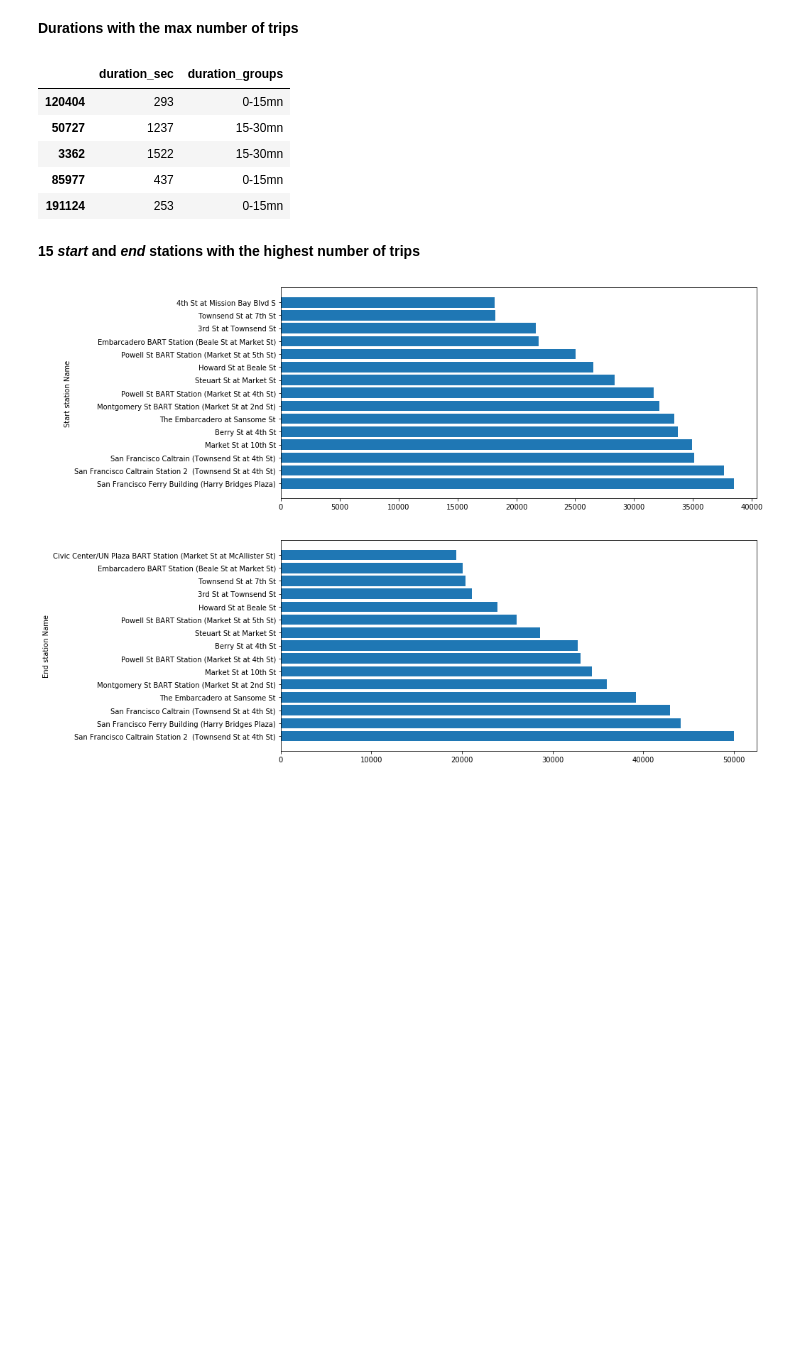
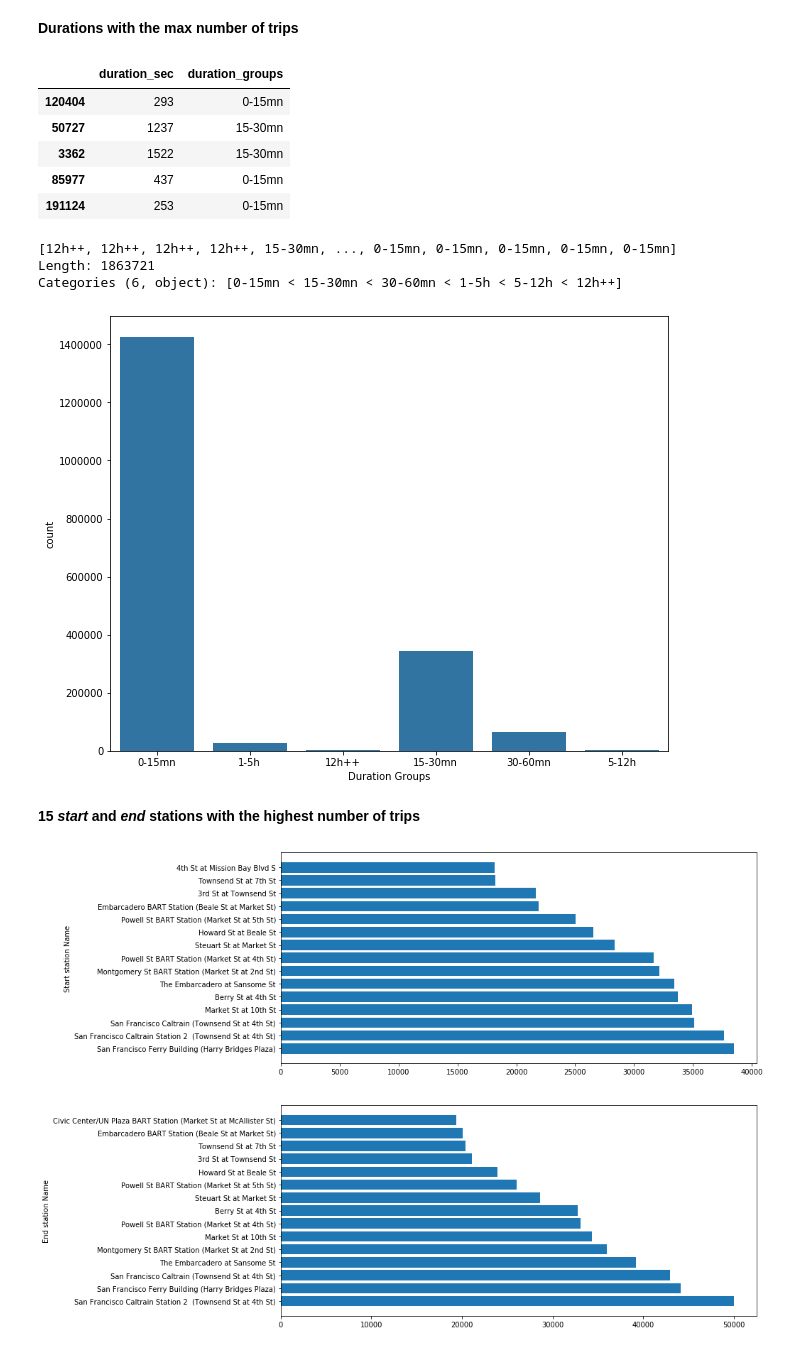
Before and after one commit to furawa/Data_Analyst_Udacity_Projects, a Jupyter notebook: 05_Communicate_Data/ford_gobike_exploration.ipynb, the cells around one changed output. Drawn from its saved outputs; the diff is of its cells as text; code cells hidden in the pictures; blank space fills up the shorter version.

Commit message:
feat: Turn duration groups into an ordered categorical variable

```diff
--- a/05_Communicate_Data/ford_gobike_exploration.ipynb
+++ b/05_Communicate_Data/ford_gobike_exploration.ipynb
@@ -404,10 +404,20 @@ baywheels_data[['duration_sec', 'duration_groups']].sample(5)
 | 3362 | 1522 | 15-30mn |
 | 85977 | 437 | 0-15mn |
 | 191124 | 253 | 0-15mn |
+# %%
+# Turn the new created columns into category
+pd.Categorical(baywheels_data.duration_groups, ordered = True, categories = ('0-15mn', '15-30mn','30-60mn', '1-5h', '5-12h','12h++'))
+# %% [output]
+[12h++, 12h++, 12h++, 12h++, 15-30mn, ..., 0-15mn, 0-15mn, 0-15mn, 0-15mn, 0-15mn]
+Length: 1863721
+Categories (6, object): [0-15mn < 15-30mn < 30-60mn < 1-5h < 5-12h < 12h++]
 # %%
 # Plot the differents group
+plt.figure(figsize = [10,8])
 sb.countplot(data = baywheels_data, x = 'duration_groups', color = base_color)
 plt.xlabel('Duration Groups');
+# %% [output]
+[figure, added]
 # %% [markdown]
 **15 *start* and *end* stations with the highest number of trips**
 # %%
```
